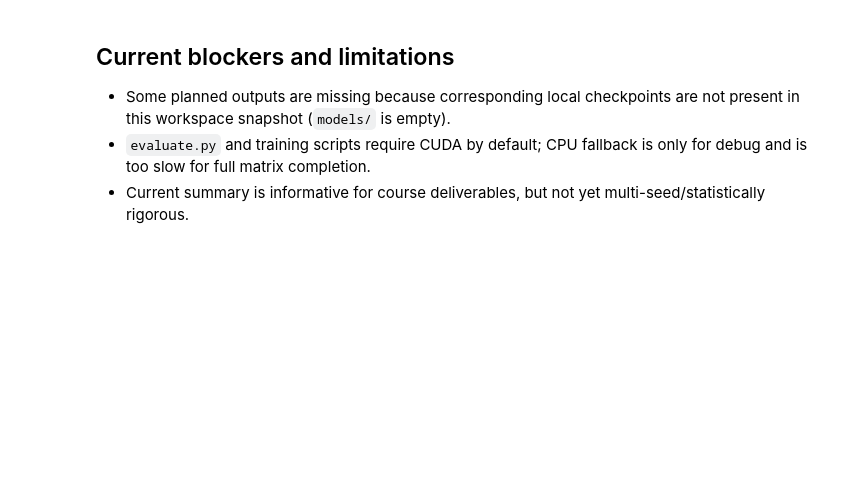
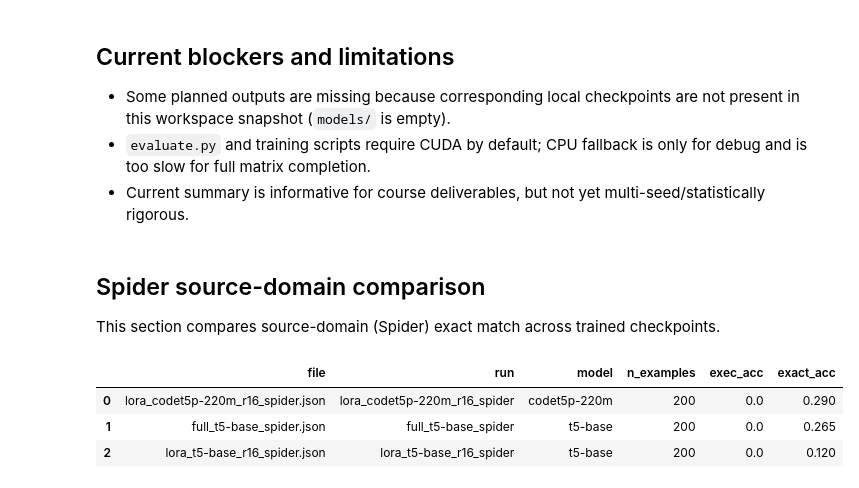
Before and after one commit to stanzixinwan/nba-text2sql, a Jupyter notebook: notebooks/exploration.ipynb, the cells around one changed output. Drawn from its saved outputs; the diff is of its cells as text; code cells hidden in the pictures; blank space fills up the shorter version.

```diff
--- a/notebooks/exploration.ipynb
+++ b/notebooks/exploration.ipynb
@@ -128,3 +128,15 @@ missing[missing["status"] == "missing"]
 - Some planned outputs are missing because corresponding local checkpoints are not present in this workspace snapshot (`models/` is empty).
 - `evaluate.py` and training scripts require CUDA by default; CPU fallback is only for debug and is too slow for full matrix completion.
 - Current summary is informative for course deliverables, but not yet multi-seed/statistically rigorous.
+# %% [markdown]
+## Spider source-domain comparison
+
+This section compares source-domain (Spider) exact match across trained checkpoints.
+# %%
+spider = pd.read_csv(EVAL_DIR / "spider_summary.csv")
+spider
+# %% [output]
+|  | file | run | model | n_examples | exec_acc | exact_acc |
+| 0 | lora_codet5p-220m_r16_spider.json | lora_codet5p-220m_r16_spider | codet5p-220m | 200 | 0.0 | 0.290 |
+| 1 | full_t5-base_spider.json | full_t5-base_spider | t5-base | 200 | 0.0 | 0.265 |
+| 2 | lora_t5-base_r16_spider.json | lora_t5-base_r16_spider | t5-base | 200 | 0.0 | 0.120 |
```
Also changed, not shown: parts of 2 cells of this notebook, 5 other files.
